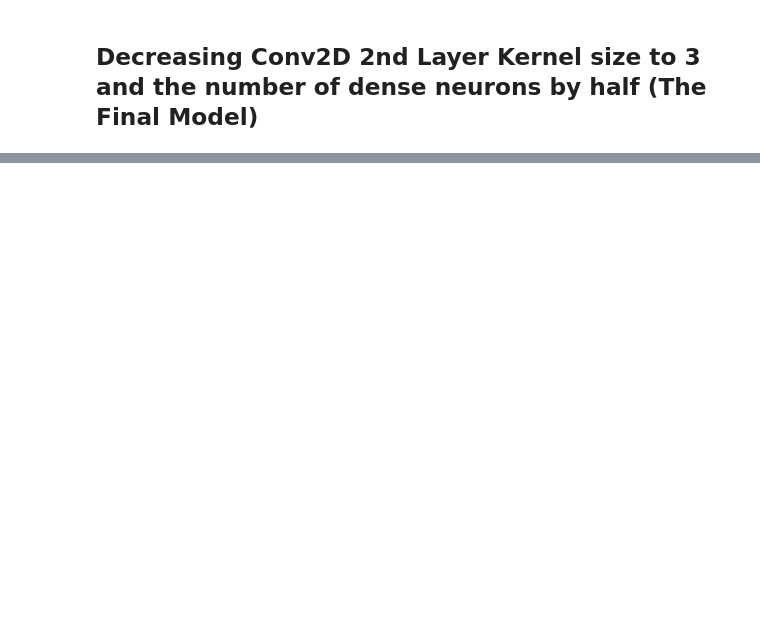
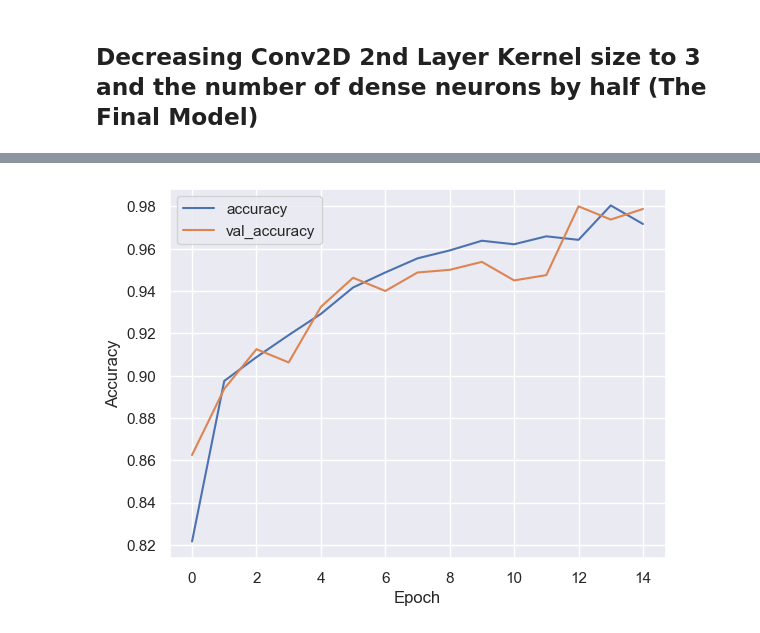
Before and after one commit to kennyalexlin/satellite-ships-classifier, a Jupyter notebook: Model_dev.ipynb, the cells around one changed output, grey strips where cells are left out. Saved outputs shown, nothing was run; the diff lists cells and outputs as text; code cells hidden in the pictures; blank space fills up the shorter version.

```diff
--- a/Model_dev.ipynb
+++ b/Model_dev.ipynb
@@ -644,4 +678,5 @@ Model: "sequential_3"
 # %%
-model.compile(optimizer=tf.keras.optimizers.Adam(),
-              loss=tf.keras.losses.BinaryCrossentropy(from_logits=True), #set from_ligits=True because our last layer does not apply sigmoid
-              metrics=['accuracy'])
+model.compile(
+    optimizer=tf.keras.optimizers.Adam(),
+    loss=tf.keras.losses.BinaryCrossentropy(from_logits=True), #set from_ligits=True because our last layer does not apply sigmoid
+    metrics=['accuracy'])
@@ -651,7 +689,11 @@ model.compile(optimizer=tf.keras.optimizers.Adam(),
 # however, best way to deal with randomness is to repeat your experiment many times (30+) and use statistics to summarize the performance of the model
 import numpy as np
 tf.random.set_seed(1234)
-history = model.fit(X_train, y_train,
-                    epochs=10,
-                    validation_data=(X_val, y_val))
+history = model.fit(
+    datagen.flow(X_train, y_train, batch_size=32),
+    batch_size=32,
+    epochs=15,
+    validation_data=(X_val, y_val),
+    steps_per_epoch=len(X_train) // 32
+)
 # %% [output]
@@ -678,3 +720,13 @@ Epoch 10/10
+# %%
+# Plot training history
+plt.plot(history.history['accuracy'], label='accuracy')
+plt.plot(history.history['val_accuracy'], label='val_accuracy')
+plt.xlabel('Epoch')
+plt.ylabel('Accuracy')
+plt.legend()
+plt.show()
+# %% [output]
+[figure, added]
 # %%
 # Evaluating the model
 test_loss, test_accuracy = model.evaluate(X_test, y_test)
```
Also changed, not shown: parts of 19 cells of this notebook.
